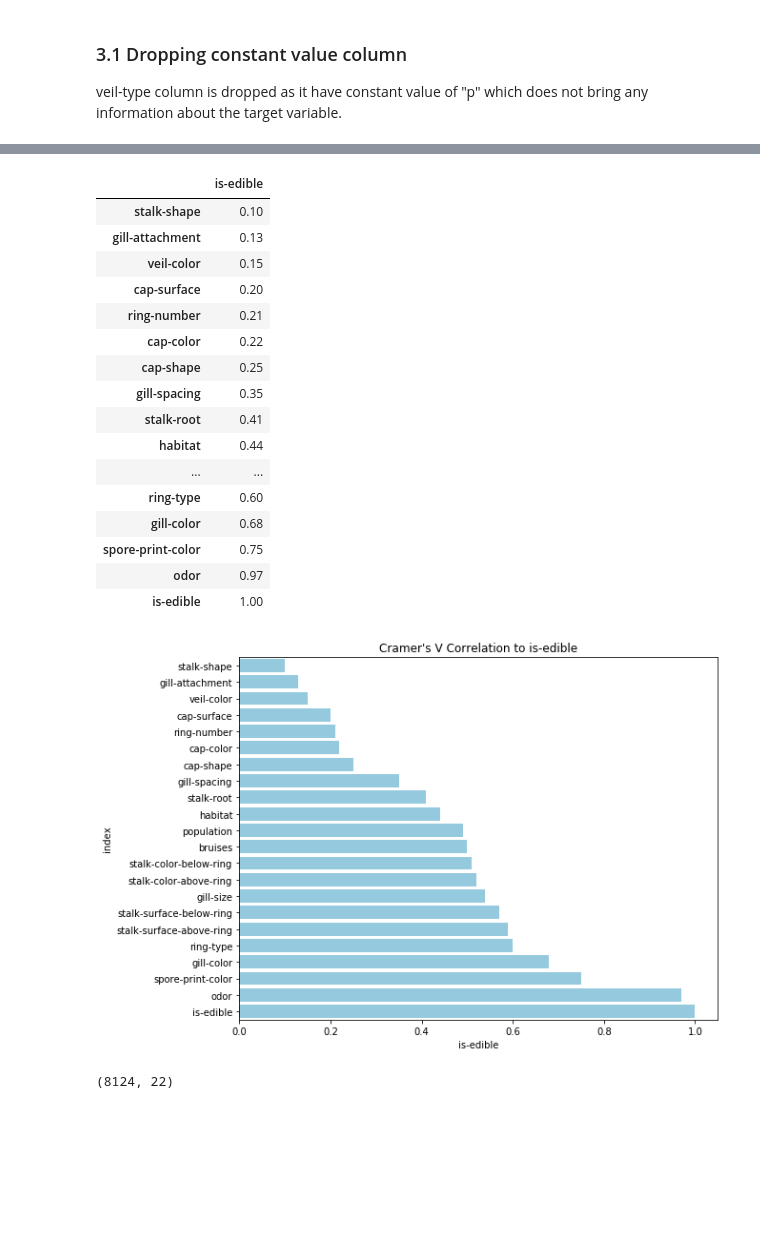
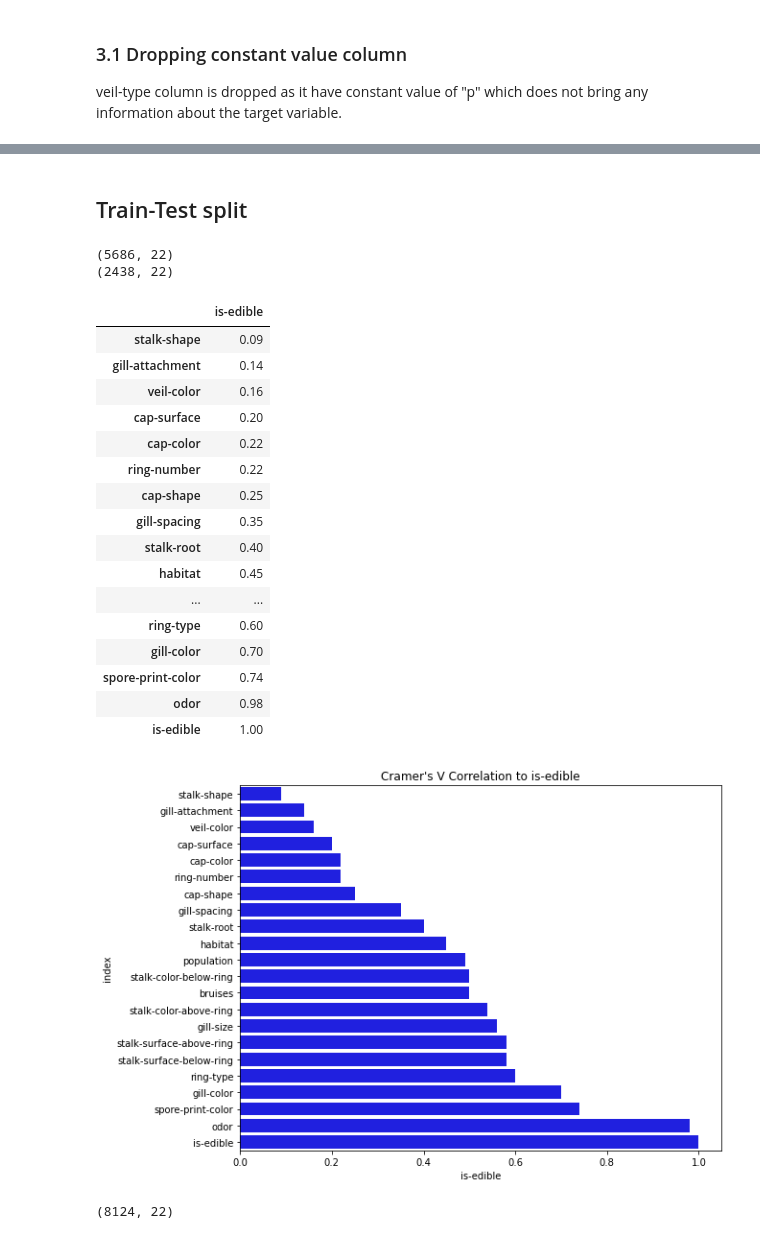
Before and after one commit to asminkarki012/Mushroom-classification-, a Jupyter notebook: Mushroom-Classification.ipynb, the cells around one changed output, grey strips where cells are left out. Cells and saved outputs as stored; diff of their text form; code cells hidden in the pictures; blank space fills up the shorter version.

```diff
--- a/Mushroom-Classification.ipynb
+++ b/Mushroom-Classification.ipynb
@@ -191,44 +203,60 @@ Index(['is-edible', 'cap-shape', 'cap-surface', 'cap-color', 'bruises', 'odor',
+# %% [markdown]
+## Train-Test split
+# %%
+train_df, test_df = train_test_split(mushrooms_df, test_size = 0.3, random_state = 12)
+print(train_df.shape)
+print(test_df.shape)
+# %% [output]
+(5686, 22)
+(2438, 22)
 # %%
 def cramers_V(var1, var2):
     crosstab = np.array(pd.crosstab(var1, var2))
-    chi2,p,dof,_ = ss.chi2_contingency(crosstab)
+    chi2 = ss.chi2_contingency(crosstab)[0]
     n = np.sum(crosstab)
     phi2 = chi2/n
-    r, k = crosstab.shape
-    return np.sqrt(phi2 / min((k-1), (r-1)))
+    min_ofshape = min(crosstab.shape)-1
+#     r,k = crosstab.shape
+#     phi2corr = max(0, phi2 - ((k-1)*(r-1))/(n-1))
+#     rcorr = r - ((r-1)**2)/(n-1)
+#     kcorr = k - ((k-1)**2)/(n-1)
+    return np.sqrt(phi2 / min_ofshape)
 # %%
 cramers_values = []
 for column in mushrooms_df.columns:
-    value = cramers_V(mushrooms_df['is-edible'], mushrooms_df[column])
+    value = cramers_V(mushrooms_df['is-edible'], test_df[column])
     cramers_values.append(round(value,2))
+
+
+cramers_results = np.array(cramers_values)
 cramers_V_matrix = pd.DataFrame(cramers_values,columns = ['is-edible'] ,index = mushrooms_df.columns)
 # %%
 cramers_V_matrix[['is-edible']].sort_values('is-edible')
 # %% [output]
 |  | is-edible |
-| stalk-shape | 0.10 |
-| gill-attachment | 0.13 |
-| veil-color | 0.15 |
+| stalk-shape | 0.09 |
+| gill-attachment | 0.14 |
+| veil-color | 0.16 |
 | cap-surface | 0.20 |
-| ring-number | 0.21 |
 | cap-color | 0.22 |
+| ring-number | 0.22 |
 | cap-shape | 0.25 |
 | gill-spacing | 0.35 |
-| stalk-root | 0.41 |
-| habitat | 0.44 |
+| stalk-root | 0.40 |
+| habitat | 0.45 |
 | ... | ... |
 | ring-type | 0.60 |
-| gill-color | 0.68 |
-| spore-print-color | 0.75 |
-| odor | 0.97 |
+| gill-color | 0.70 |
+| spore-print-color | 0.74 |
+| odor | 0.98 |
 | is-edible | 1.00 |
 # %%
 fig, ax = plt.subplots(figsize = (9,7))
-sns.barplot(y="index", x="is-edible", data = cramers_V_matrix[['is-edible']].sort_values('is-edible').reset_index(), color = "skyblue")
+sns.barplot(y="index", x="is-edible", data = cramers_V_matrix[['is-edible']].sort_values('is-edible').reset_index(), color = "blue")
 plt.title("Cramer's V Correlation to is-edible")
 plt.show()
 # %% [output]
-[figure, old version]
+[figure, new version]
 # %%
 mushrooms_df.shape
 # %% [output]
```
Also changed, not shown: parts of 40 cells of this notebook.
